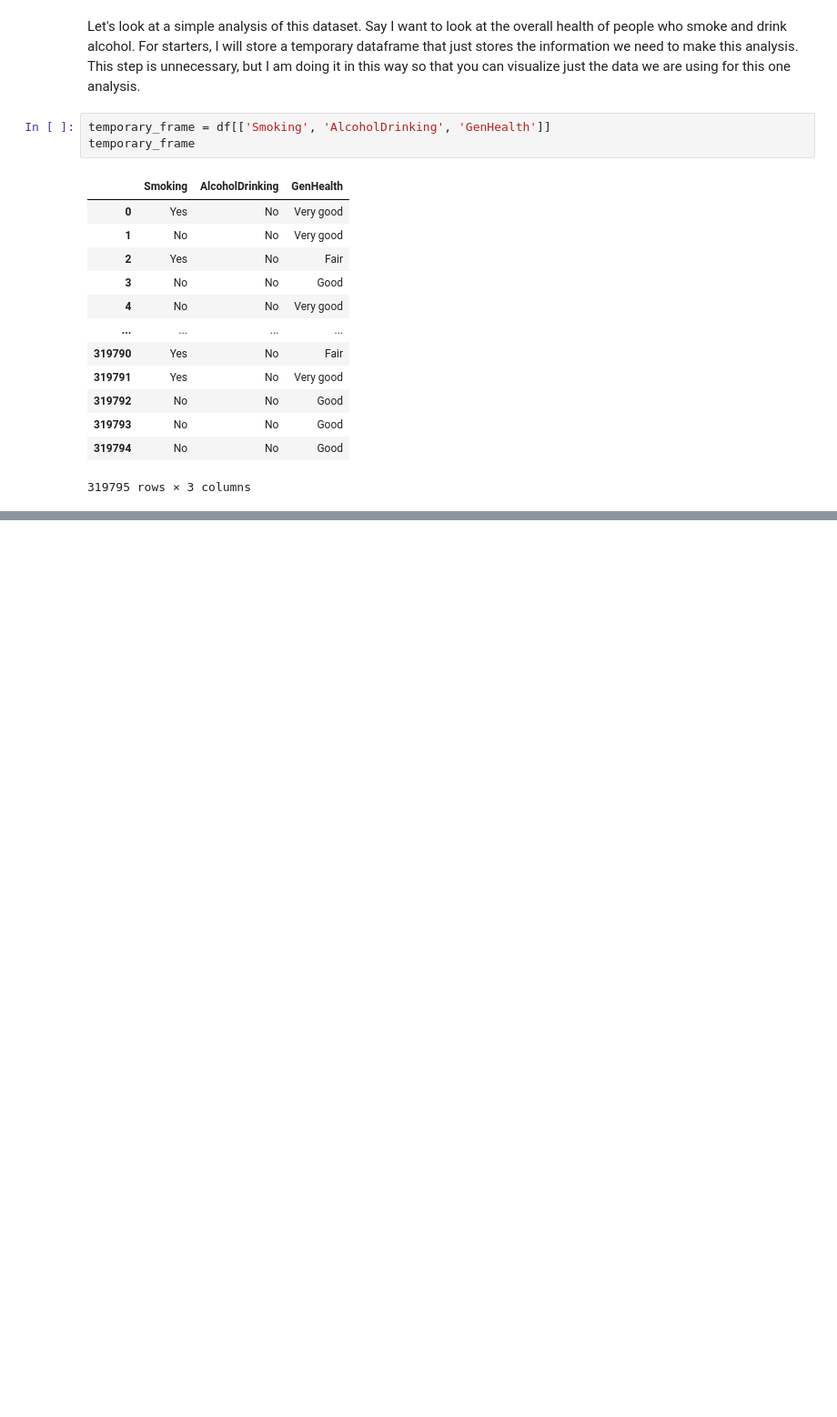
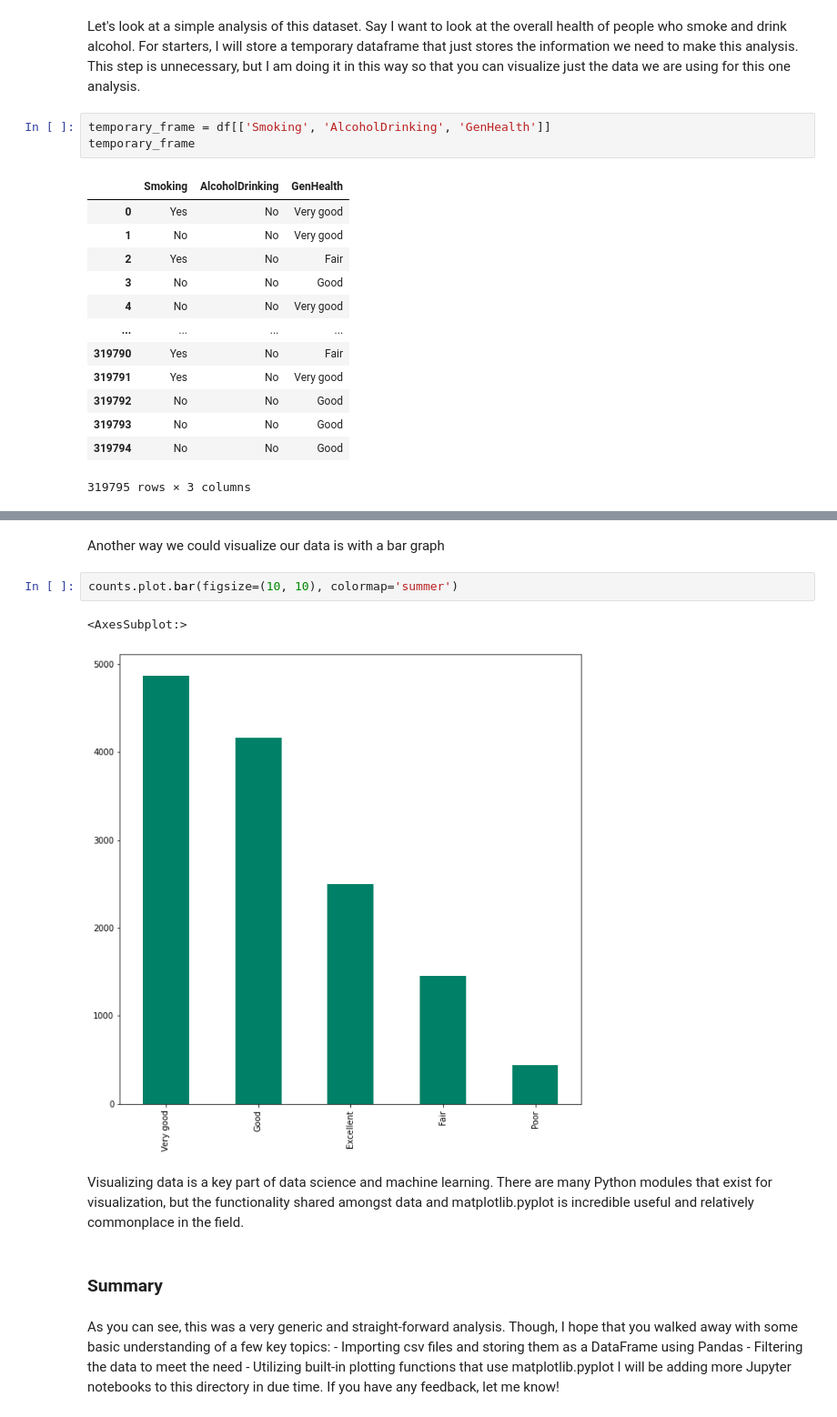
Before and after one commit to troychibbaro/HTMLScraping, a Jupyter notebook: Heart Disease Indicators/heart_disease_analysis.ipynb, the cells around one changed output, grey strips where cells are left out. Shown: that part at 91% size. Cells and saved outputs as stored; diff of their text form; blank space fills up the shorter version.

```diff
--- a/Heart Disease Indicators/heart_disease_analysis.ipynb
+++ b/Heart Disease Indicators/heart_disease_analysis.ipynb
@@ -78,0 +108,18 @@ tab
+# %% [markdown]
+Another way we could visualize our data is with a bar graph
+# %%
+counts.plot.bar(figsize=(10, 10), colormap='summer')
+# %% [output]
+<AxesSubplot:>
+[figure, added]
+# %% [markdown]
+Visualizing data is a key part of data science and machine learning. There are many Python modules that exist for visualization, but the
+functionality shared amongst data and matplotlib.pyplot is incredible useful and relatively commonplace in the field.
+# %% [markdown]
+### Summary
+# %% [markdown]
+As you can see, this was a very generic and straight-forward analysis. Though, I hope that you walked away with some basic understanding of a few key topics:
+    - Importing csv files and storing them as a DataFrame using Pandas
+    - Filtering the data to meet the need
+    - Utilizing built-in plotting functions that use matplotlib.pyplot
+I will be adding more Jupyter notebooks to this directory in due time. If you have any feedback, let me know!
```
Also changed, not shown: parts of 9 cells of this notebook.
